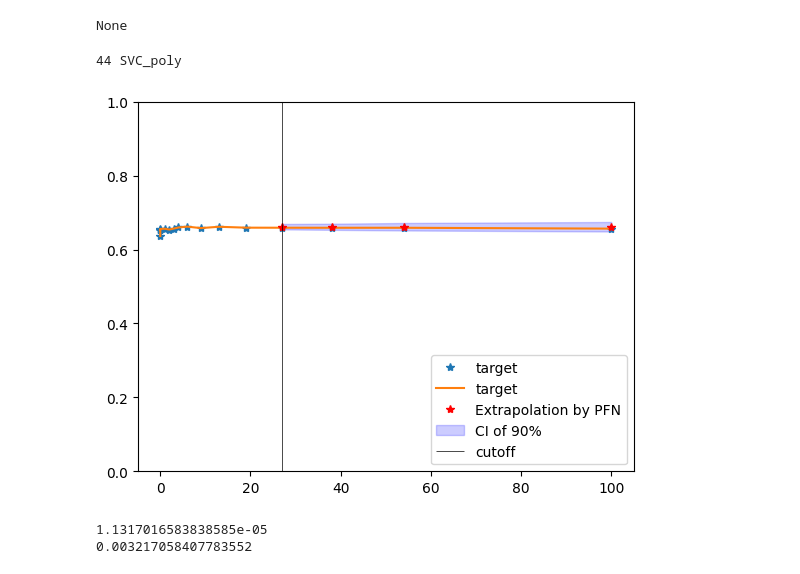
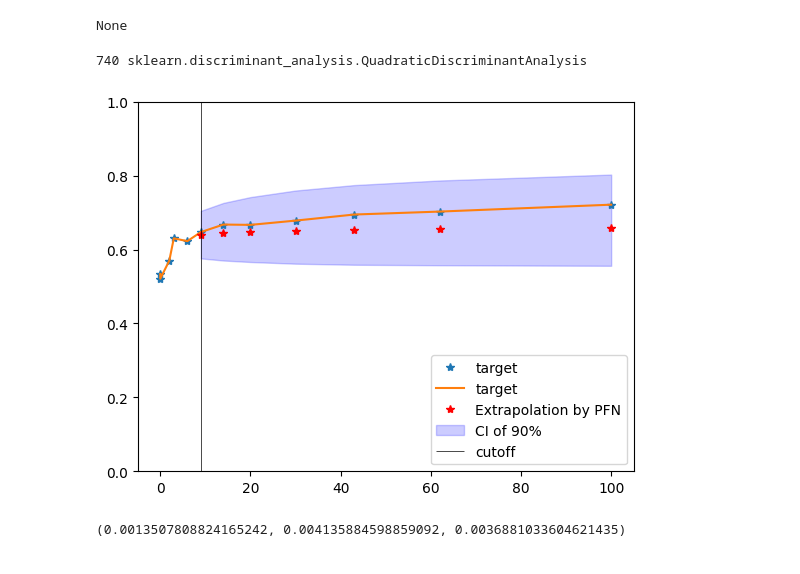
Before and after one commit to pratham2442000/BachelorThesis, a Jupyter notebook: exp_1.ipynb, the cells around one changed output. Drawn from its saved outputs; the diff is of its cells as text; code cells hidden in the pictures.

```diff
--- a/exp_1.ipynb
+++ b/exp_1.ipynb
@@ -1,11 +1,10 @@
 # %%
 import numpy as np
 import pandas as pd
+import random as rnd
 import torch
 from matplotlib import pyplot as plt
-from sklearn.metrics import r2_score
 
-#mean squared error, mean absolute error, and coefficient of determination
 import lcpfn.lcpfn as lcpfn
 
 path_test = '/mnt/c/Users/prath/PycharmProjects/rp/LCDB_localised/test_curves.pkl'
@@ -21,5 +20,14 @@ if model_name is None:
 else:
     model = lcpfn.LCPFN(model_name=model_name)
 print(model_name)
+
+# -------------------------------------------------
+
+path_mmf4_last1 = "/mnt/c/Users/prath/Documents/Uni(Tudelft)/Bsc_cs/Year_3/RP/lcdb/publications/2022-ecml/analysis/"
+try:
+    df_total = pd.read_pickle(path_mmf4_last1 + "df_total.gz")
+except FileNotFoundError:
+    df_total = None
+    print("df_total not found")
 # %% [output]
 None
@@ -29 +34,6 @@ cut_off = 30
+# %%
+#Variables
+CUT_OFF = 10
+NO_LAST1 = []
+NO_MMF4 = []
 # %%
@@ -97,13 +140,11 @@ def plot_it(anchors, means, predictions, cutoff_index, x):
     plt.savefig("/mnt/c/Users/prath/PycharmProjects/rp/Data/extrapolation.png")
     plt.show()
 # %%
-anchors, means, std, openlid, learner = get_validation_curve(1)
+anchors, means, std, openlid, learner = get_curve(rnd.randint(0, len(df_all)))
 print(openlid, learner)
-print(get_mse(model, anchors, means, cutoff=cut_off, plot=True))
-print(get_mae(model, anchors, means, cutoff=cut_off))
+print(get_mse(model, anchors, means, openlid, learner, cutoff=CUT_OFF, plot=True))
 # %% [output]
-44 SVC_poly
+740 sklearn.discriminant_analysis.QuadraticDiscriminantAnalysis
-[figure, old version]
+[figure, new version]
-1.1317016583838585e-05
-0.003217058407783552
+(0.0013507808824165242, 0.004135884598859092, 0.0036881033604621435)
 # %%
```
Also changed, not shown: parts of 5 cells of this notebook, 2 other files.
